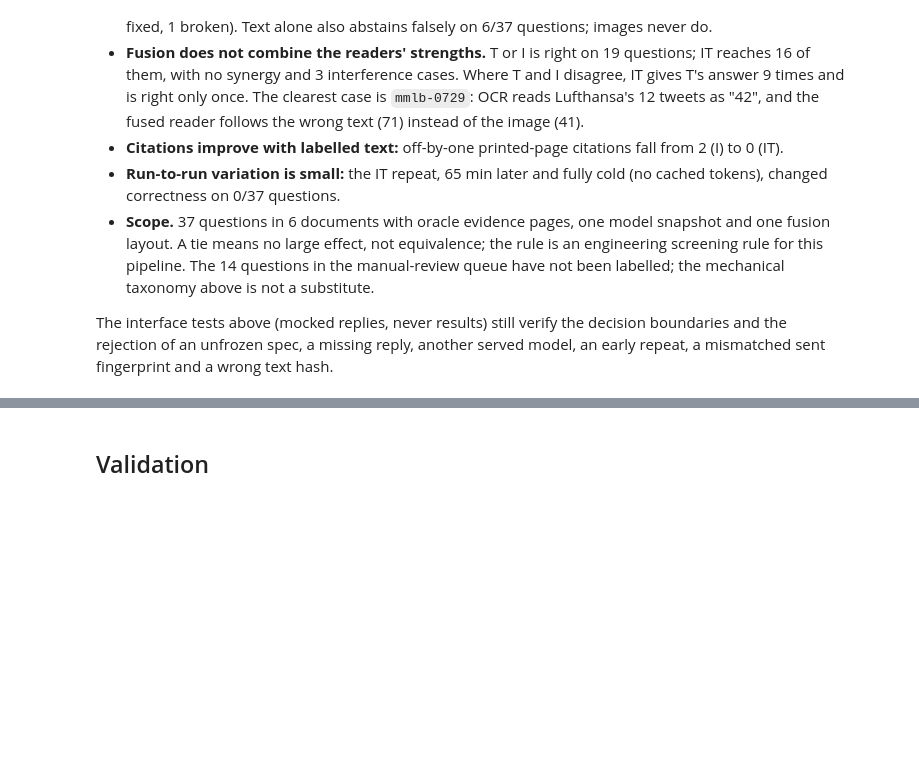
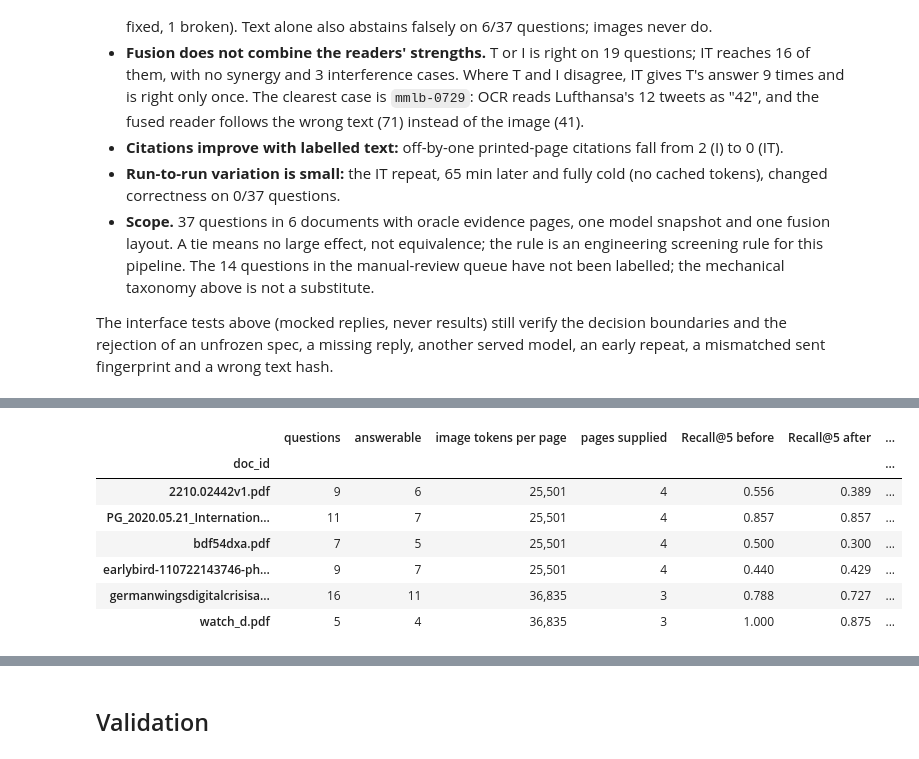
Before and after one commit to ROUSenghak/Multimodal-Document-Intelligence, a Jupyter notebook: notebooks/03_evaluation.ipynb, the cells around one changed output, grey strips where cells are left out. Saved outputs shown, nothing was run; the diff lists cells and outputs as text; code cells hidden in the pictures; blank space fills up the shorter version.

```diff
--- a/notebooks/03_evaluation.ipynb
+++ b/notebooks/03_evaluation.ipynb
@@ -3512,0 +3670,30 @@ The interface tests above (mocked replies, never results) still verify the decis
+# %%
+# By document, at the application's default top 5.
+def short_doc(doc_id, width=26):
+    return doc_id if len(doc_id) <= width else doc_id[:width - 1] + "…"
+
+
+app_k5, app_ev5 = app_runs[app_runs["k"] == 5], app_ev[app_ev["k"] == 5]
+app_by_doc = pd.DataFrame({
+    "questions": app_k5.groupby("doc_id").size(),
+    "answerable": app_ev5.groupby("doc_id").size(),
+    "image tokens per page": app_k5.groupby("doc_id")["image_tokens"].agg(lambda t: "/".join(f"{v:,}" for v in sorted({x for row in t for x in row}))),
+    "pages supplied": app_k5.groupby("doc_id")["n_supplied"].agg(lambda n: f"{n.min()}" if n.min() == n.max() else f"{n.min()}-{n.max()}"),
+    "Recall@5 before": app_ev5.groupby("doc_id")["recall_retrieved"].mean(),
+    "Recall@5 after": app_ev5.groupby("doc_id")["recall_supplied"].mean(),
+    "questions with a hit, before": app_ev5.groupby("doc_id")["hit_retrieved"].sum(),
+    "questions with a hit, after": app_ev5.groupby("doc_id")["hit_supplied"].sum(),
+    "evidence lost to guard": app_ev5.groupby("doc_id")["evidence_lost"].sum(),
+    "evidence pages": app_ev5.groupby("doc_id")["n_evidence"].sum(),
+})
+app_by_doc.index = app_by_doc.index.map(short_doc)
+display(app_by_doc.round(3))
+# %% [output]
+|  | questions | answerable | image tokens per page | pages supplied | Recall@5 before | Recall@5 after | ... |
+| doc_id |  |  |  |  |  |  | ... |
+| 2210.02442v1.pdf | 9 | 6 | 25,501 | 4 | 0.556 | 0.389 | ... |
+| PG_2020.05.21_Internation… | 11 | 7 | 25,501 | 4 | 0.857 | 0.857 | ... |
+| bdf54dxa.pdf | 7 | 5 | 25,501 | 4 | 0.500 | 0.300 | ... |
+| earlybird-110722143746-ph… | 9 | 7 | 25,501 | 4 | 0.440 | 0.429 | ... |
+| germanwingsdigitalcrisisa… | 16 | 11 | 36,835 | 3 | 0.788 | 0.727 | ... |
+| watch_d.pdf | 5 | 4 | 36,835 | 3 | 1.000 | 0.875 | ... |
```
Also changed, not shown: parts of 11 cells of this notebook, 1 other file.
